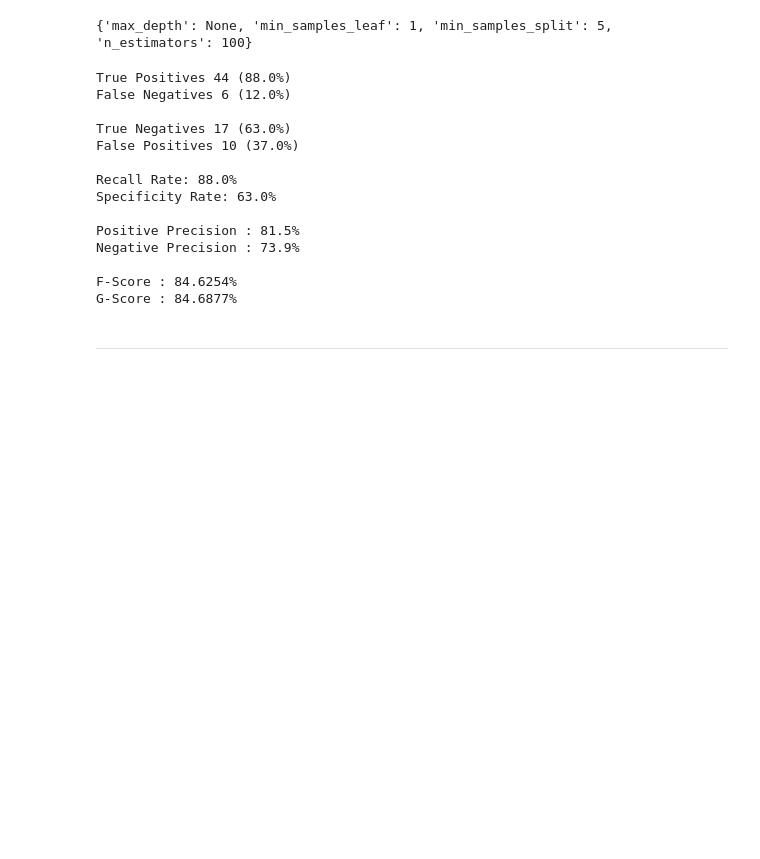
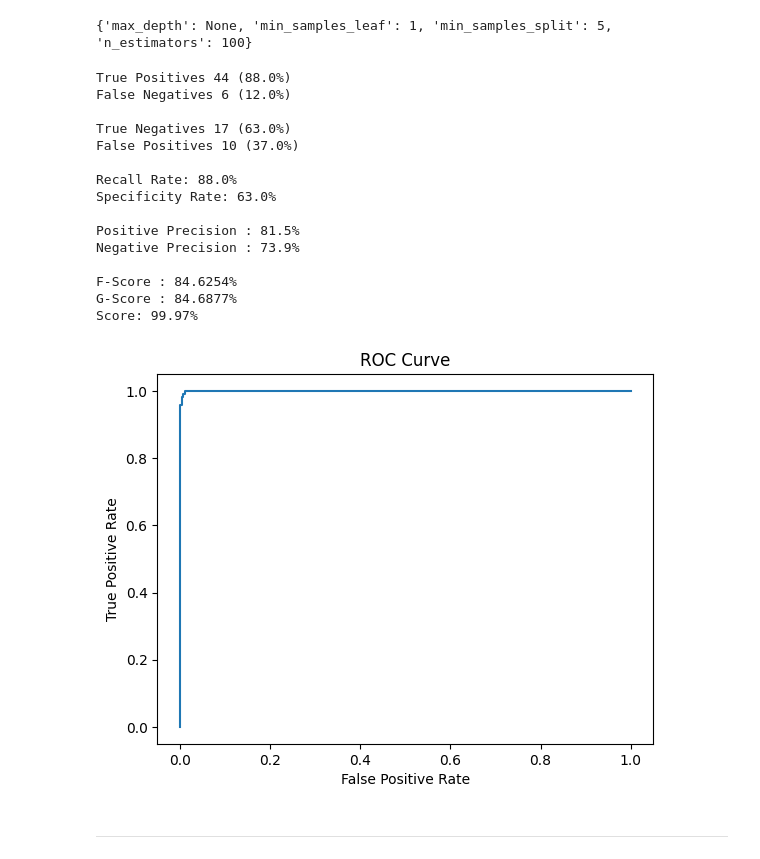
Before and after one commit to TeeVee304/A48630A51038A51811TP1, a Jupyter notebook: src/Joao_experimentation.ipynb, the cells around one changed output. Cells and saved outputs as stored; diff of their text form; code cells hidden in the pictures; blank space fills up the shorter version.

```diff
--- a/src/Joao_experimentation.ipynb
+++ b/src/Joao_experimentation.ipynb
@@ -145,26 +145,31 @@ print(rf_params)
 # %%
 rf_params = {'max_depth': None, 'min_samples_leaf': 1, 'min_samples_split': 5, 'n_estimators': 100}  #resultado do get_best_params
 
 rf = RandomForestClassifier(**rf_params, random_state=42)
 rf.fit(treino_data, treino_target)
 
 rf_pred = rf.predict(teste_data)
 tl.predition_stats(teste_target, rf_pred)
+
+pp_rf = rf.predict_proba(treino_data)[:, 1]
+tl.ROC_curve(treino_target,pp_rf)
 # %% [output]
 True Positives 44 (88.0%)
 False Negatives 6 (12.0%)
 
 True Negatives 17 (63.0%)
 False Positives 10 (37.0%)
 
 Recall Rate: 88.0%
 Specificity Rate: 63.0%
 
 Positive Precision : 81.5%
 Negative Precision : 73.9%
 
 F-Score : 84.6254%
 G-Score : 84.6877%
+Score: 99.97%
+[figure, added]
 # %% [markdown]
 ---
 # %%
```
Also changed, not shown: parts of 1 cell of this notebook, 1 other file.
